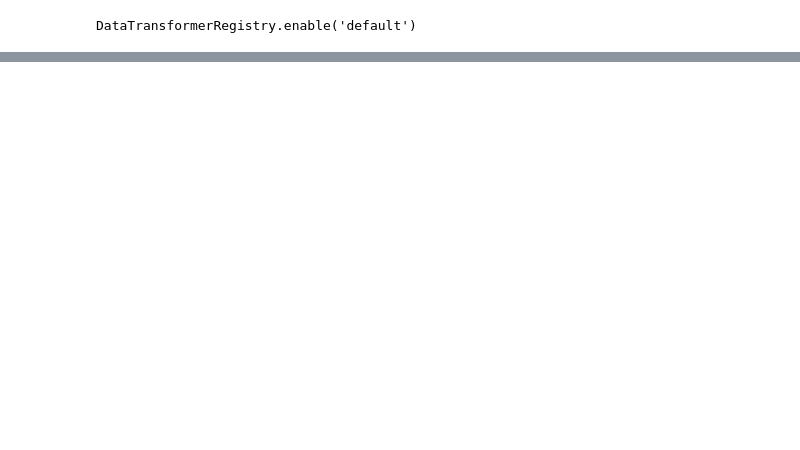
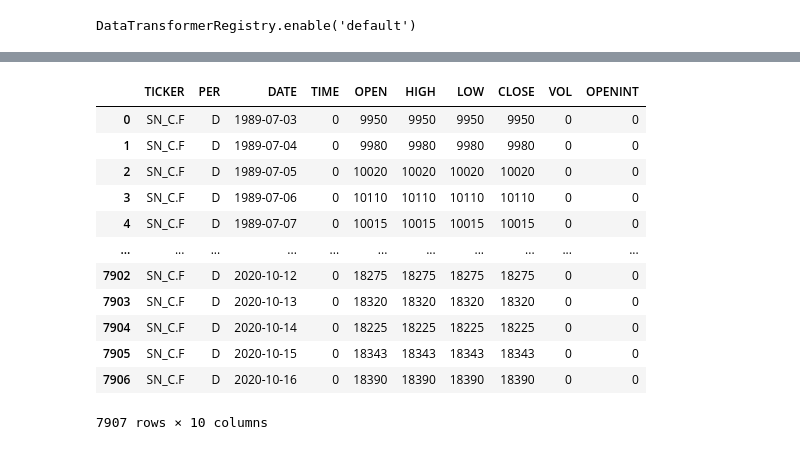
Before and after one commit to gr3ybr0w/newsfeed, a Jupyter notebook: notebooks/Untitled.ipynb, the cells around one changed output, grey strips where cells are left out. Saved outputs shown, nothing was run; the diff lists cells and outputs as text; code cells hidden in the pictures; blank space fills up the shorter version.

```diff
--- a/notebooks/Untitled.ipynb
+++ b/notebooks/Untitled.ipynb
@@ -31,0 +12,2 @@ ukx
+# %%
+data_dirs = pd.read_parquet('../data/processed/data_dirs.parquet')
@@ -32 +30,19 @@ ukx
+# %%
+df = pd.read_parquet(data_dirs.loc[4, 'parquet_location'])
+# %%
+df
+# %% [output]
+|  | TICKER | PER | DATE | TIME | OPEN | HIGH | LOW | CLOSE | VOL | OPENINT |
+| 0 | SN_C.F | D | 1989-07-03 | 0 | 9950 | 9950 | 9950 | 9950 | 0 | 0 |
+| 1 | SN_C.F | D | 1989-07-04 | 0 | 9980 | 9980 | 9980 | 9980 | 0 | 0 |
+| 2 | SN_C.F | D | 1989-07-05 | 0 | 10020 | 10020 | 10020 | 10020 | 0 | 0 |
+| 3 | SN_C.F | D | 1989-07-06 | 0 | 10110 | 10110 | 10110 | 10110 | 0 | 0 |
+| 4 | SN_C.F | D | 1989-07-07 | 0 | 10015 | 10015 | 10015 | 10015 | 0 | 0 |
+| ... | ... | ... | ... | ... | ... | ... | ... | ... | ... | ... |
+| 7902 | SN_C.F | D | 2020-10-12 | 0 | 18275 | 18275 | 18275 | 18275 | 0 | 0 |
+| 7903 | SN_C.F | D | 2020-10-13 | 0 | 18320 | 18320 | 18320 | 18320 | 0 | 0 |
+| 7904 | SN_C.F | D | 2020-10-14 | 0 | 18225 | 18225 | 18225 | 18225 | 0 | 0 |
+| 7905 | SN_C.F | D | 2020-10-15 | 0 | 18343 | 18343 | 18343 | 18343 | 0 | 0 |
+| 7906 | SN_C.F | D | 2020-10-16 | 0 | 18390 | 18390 | 18390 | 18390 | 0 | 0 |
+7907 rows × 10 columns
 # %%
```
Also changed, not shown: parts of 5 cells of this notebook, 1 other file.
